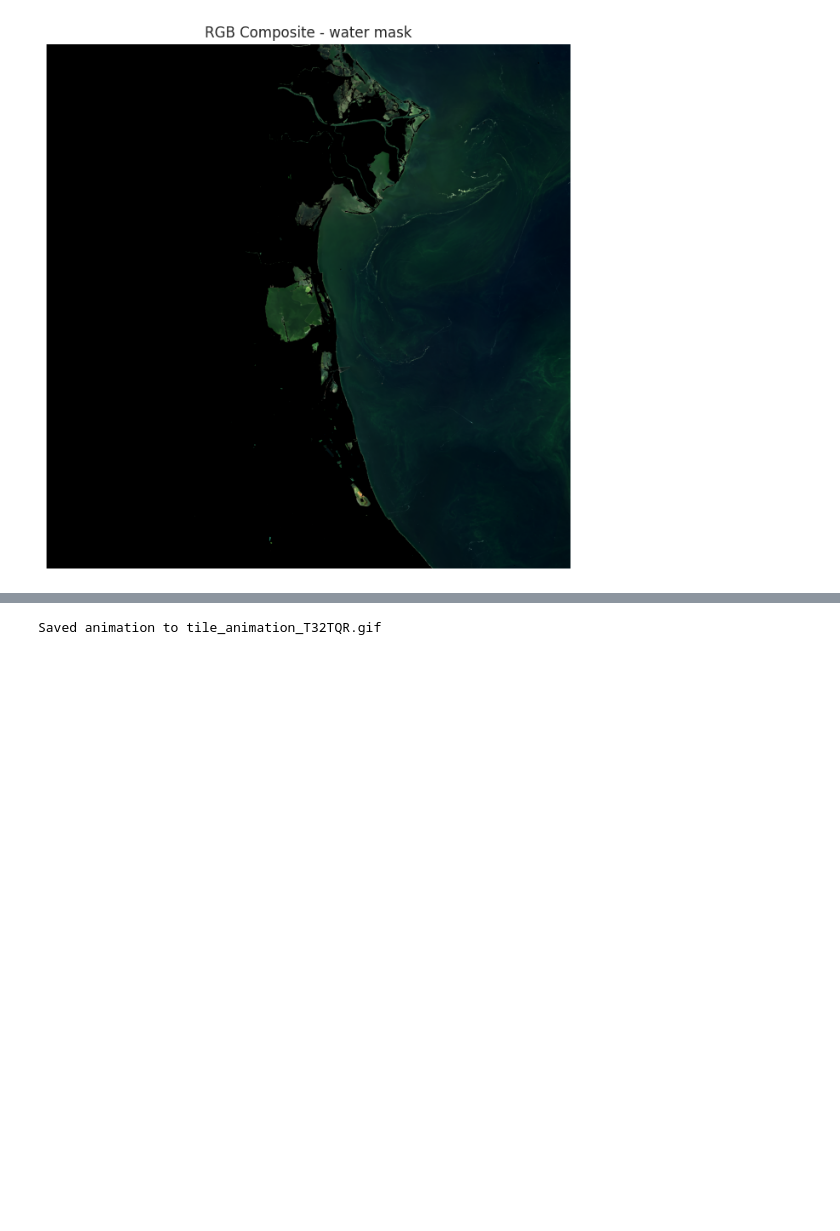
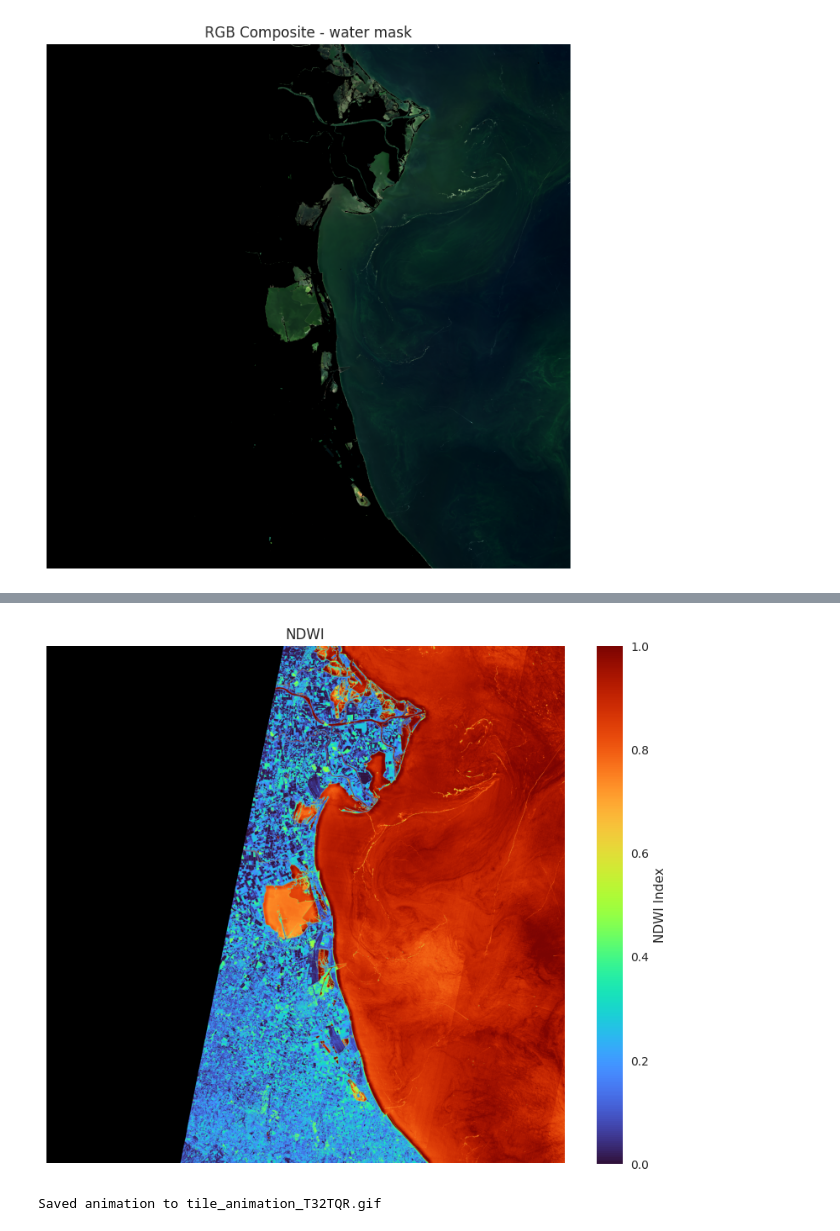
Before and after one commit to germanasergi/mucilage-detection, a Jupyter notebook: src/sentinel_analytics.ipynb, the cells around one changed output, grey strips where cells are left out. Drawn from its saved outputs; the diff is of its cells as text; code cells hidden in the pictures; blank space fills up the shorter version.

```diff
--- a/src/sentinel_analytics.ipynb
+++ b/src/sentinel_analytics.ipynb
@@ -492,3 +541,21 @@ plt.show()
+# %%
+example_file = zarr_files[0]
+ds = open_s2_zarr(example_file)
+
+ndwi = compute_ndwi(ds)
+p2, p98 = np.nanpercentile(ndwi, (2, 98))
+ndwi = np.clip((ndwi - p2) / (p98 - p2), 0, 1)
+
+cmap = plt.cm.turbo
+cmap.set_bad(color='black')  # NaNs shown as black
+plt.figure(figsize=(10,8))
+plt.imshow(ndwi, cmap=cmap)
+plt.colorbar(label='NDWI Index')
+plt.title("NDWI")
+plt.axis('off')
+plt.show()
+# %% [output]
+[figure, added]
 # %%
 TILE_ID = "T32TQR"  # Change to the tile you want to animate
 OUTPUT_GIF = f"/home/ubuntu/mucilage_pipeline/mucilage-detection/plots/tile_animation_{TILE_ID}.gif"
```
Also changed, not shown: parts of 11 cells of this notebook, 3 other files.
